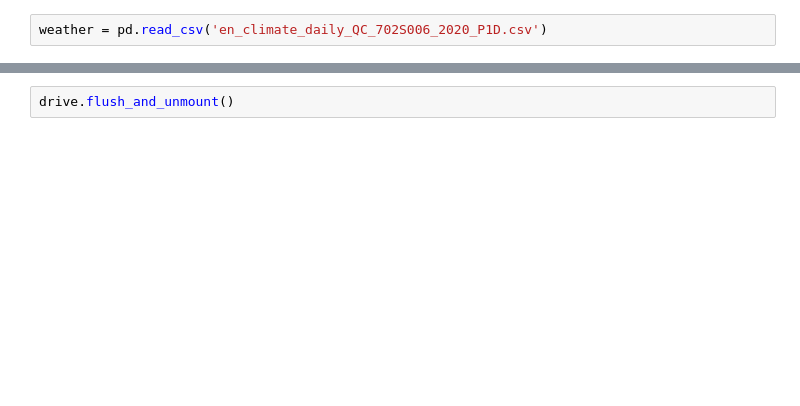
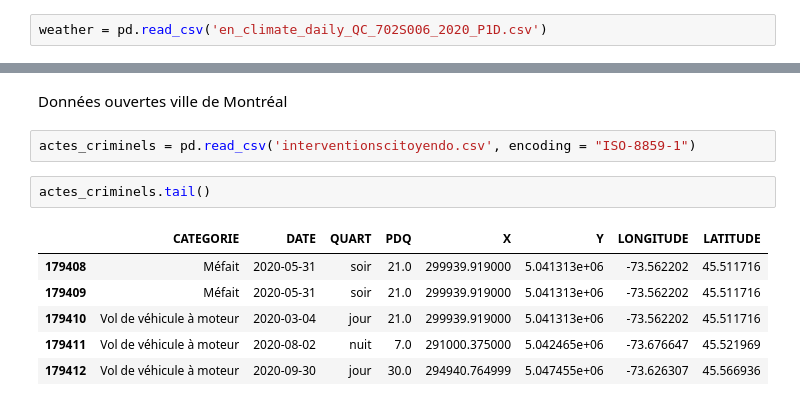
Before and after one commit to pascal-bergeron/ai4forgood2016, a Jupyter notebook: DataExploration.ipynb, the cells around one changed output, grey strips where cells are left out. Cells and saved outputs as stored; diff of their text form; blank space fills up the shorter version.

```diff
--- a/DataExploration.ipynb
+++ b/DataExploration.ipynb
@@ -301,5 +290,16 @@ weather.head()
 | 2 | -73.74 | 45.47 | MONTREAL/PIERRE ELLIOTT TRUDEAU INTL | 702S006 | 2020-01-03 | 2020 | 1 | 3 | ... |
 | 3 | -73.74 | 45.47 | MONTREAL/PIERRE ELLIOTT TRUDEAU INTL | 702S006 | 2020-01-04 | 2020 | 1 | 4 | ... |
 | 4 | -73.74 | 45.47 | MONTREAL/PIERRE ELLIOTT TRUDEAU INTL | 702S006 | 2020-01-05 | 2020 | 1 | 5 | ... |
-# %%
-drive.flush_and_unmount()
+# %% [markdown]
+Données ouvertes ville de Montréal
+# %%
+actes_criminels = pd.read_csv('interventionscitoyendo.csv', encoding = "ISO-8859-1")
+# %%
+actes_criminels.tail()
+# %% [output]
+|  | CATEGORIE | DATE | QUART | PDQ | X | Y | LONGITUDE | LATITUDE |
+| 179408 | Méfait | 2020-05-31 | soir | 21.0 | 299939.919000 | 5.041313e+06 | -73.562202 | 45.511716 |
+| 179409 | Méfait | 2020-05-31 | soir | 21.0 | 299939.919000 | 5.041313e+06 | -73.562202 | 45.511716 |
+| 179410 | Vol de véhicule à moteur | 2020-03-04 | jour | 21.0 | 299939.919000 | 5.041313e+06 | -73.562202 | 45.511716 |
+| 179411 | Vol de véhicule à moteur | 2020-08-02 | nuit | 7.0 | 291000.375000 | 5.042465e+06 | -73.676647 | 45.521969 |
+| 179412 | Vol de véhicule à moteur | 2020-09-30 | jour | 30.0 | 294940.764999 | 5.047455e+06 | -73.626307 | 45.566936 |
```
Also changed, not shown: parts of 19 cells of this notebook.
